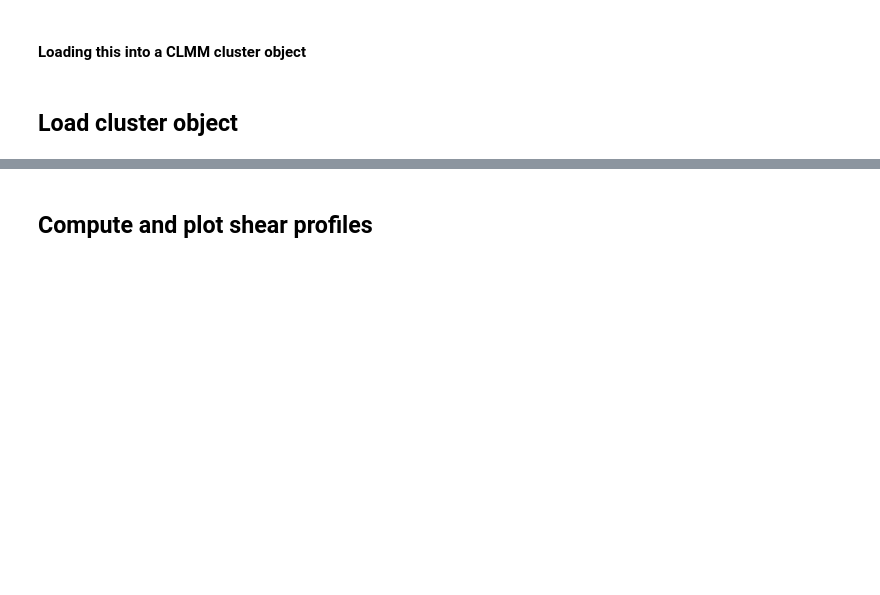
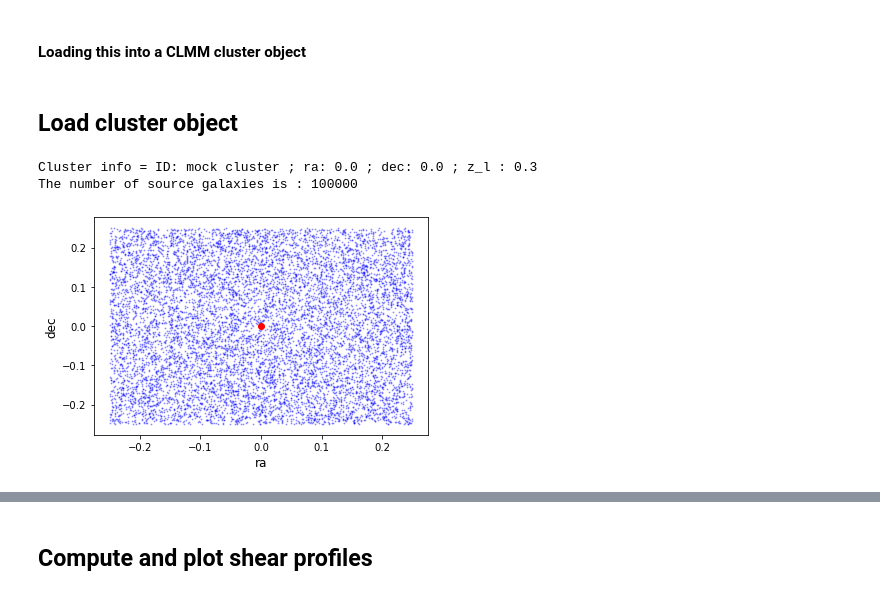
Before and after one commit to tguillemLSST/CLMM, a Jupyter notebook: examples/demo_of_polaraveraging.ipynb, the cells around one changed output, grey strips where cells are left out. Drawn from its saved outputs; the diff is of its cells as text; code cells hidden in the pictures; blank space fills up the shorter version.

Commit message:
changed to more realistic mock data example

```diff
--- a/examples/demo_of_polaraveraging.ipynb
+++ b/examples/demo_of_polaraveraging.ipynb
@@ -32,12 +32,12 @@ config['cluster_m'] = 1.e15
 config['cluster_z'] = 0.3
 config['src_z'] = 0.8
 config['concentration'] = 4
-config['ngals'] = 1000
+config['ngals'] = 100000
 config['Delta'] = 200
 config['cosmo'] = cosmo
 
 noisy_data_z = mock.MockData(config=config)
-noisy_data_z.generate(is_shapenoise=True, is_zdistribution=True, is_zerr=True)
+noisy_data_z.generate(is_shapenoise=True, shapenoise = 0.25, is_zdistribution=True, is_zerr=True,sigma_z_ref=0.1)
 # %% [markdown]
 #### Loading this into a CLMM cluster object
 # %%
@@ -55,15 +55,20 @@ gc_object = gc.GalaxyCluster(config['cluster_id'], cluster_ra, cluster_dec,
 cl = gc_object
 print("Cluster info = ID:", cl.unique_id, "; ra:", cl.ra, "; dec:", cl.dec, "; z_l :", cl.z)
 print ("The number of source galaxies is :", len(cl.galcat))
+# %% [output]
+Cluster info = ID: mock cluster ; ra: 0.0 ; dec: 0.0 ; z_l : 0.3
+The number of source galaxies is : 100000
 # %%
 #plot cluster and galaxy positions
 cl.galcat['ra'] = cl.galcat['ra']
 cl.galcat['dec'] = cl.galcat['dec']
 
-plt.scatter(cl.galcat['ra'],cl.galcat['dec'] ,color = 'blue',s= 1, alpha=0.3)
-plt.plot(cl.ra,cl.dec, 'ro')
+plt.scatter(cl.galcat['ra'][10000:20000],cl.galcat['dec'][10000:20000] ,color = 'blue',s= 1, alpha=0.3, label = 'galaxies')
+plt.plot(cl.ra,cl.dec, 'ro', label = 'cluster center')
 plt.ylabel('dec', fontsize = "large")
 plt.xlabel('ra',fontsize = "large");
+# %% [output]
+[figure, added]
 # %%
 #check the ellipticities
 fig, ax1 = plt.subplots(1,1)
```
Also changed, not shown: parts of 6 cells of this notebook.
